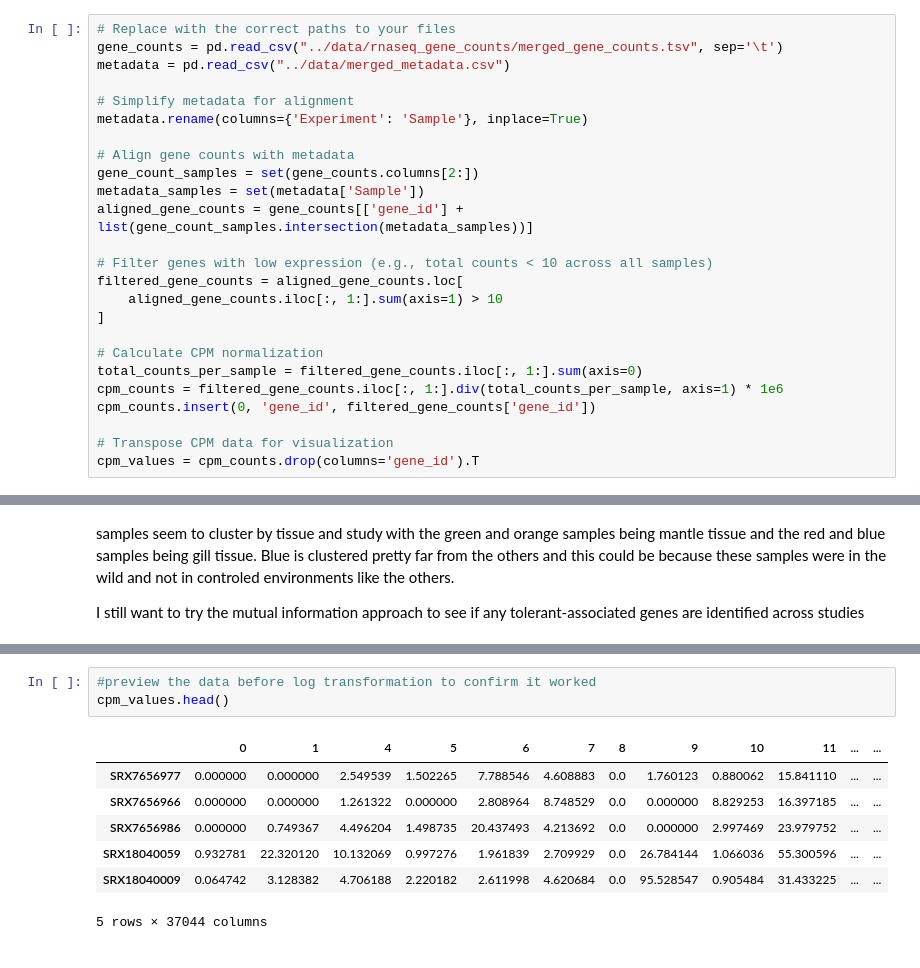
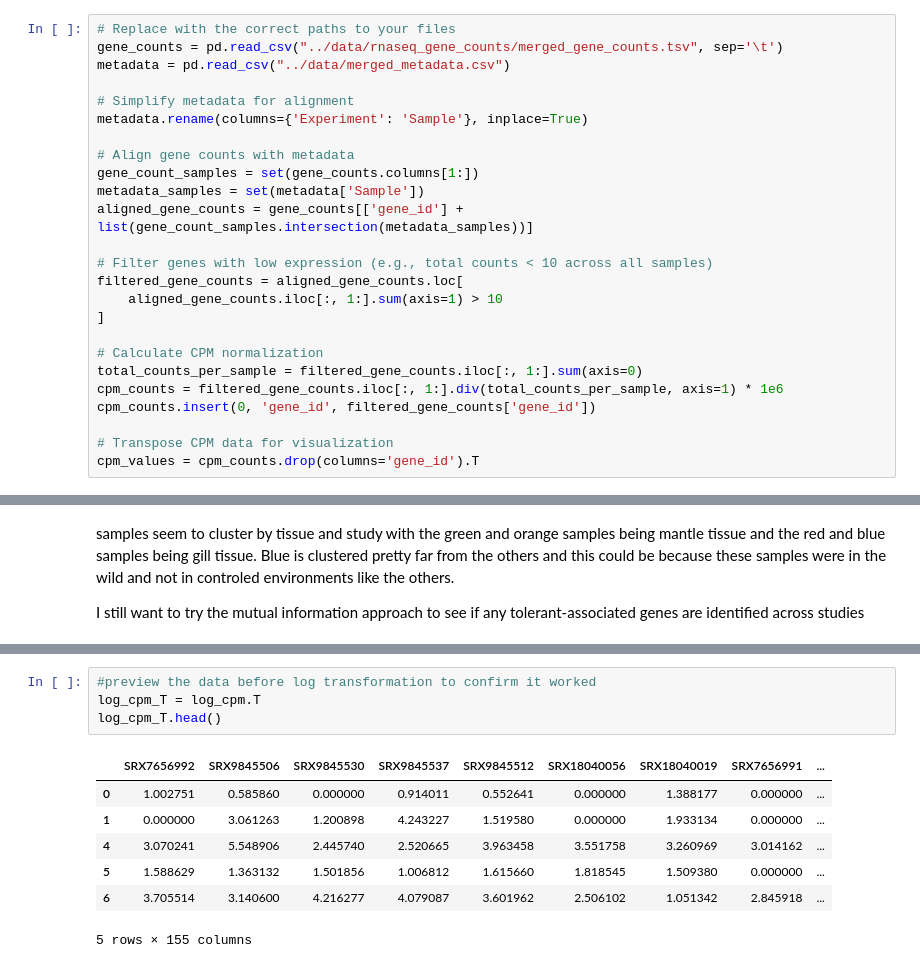
Before and after one commit to Resilience-Biomarkers-for-Aquaculture/Cvirg_Pmarinus_RNAseq, a Jupyter notebook: scripts/2025-01-03_RNAseq_all_AI_diffexp.ipynb, the cells around one changed output, grey strips where cells are left out. Saved outputs shown, nothing was run; the diff lists cells and outputs as text.

```diff
--- a/scripts/2025-01-03_RNAseq_all_AI_diffexp.ipynb
+++ b/scripts/2025-01-03_RNAseq_all_AI_diffexp.ipynb
@@ -132,7 +140,7 @@ metadata = pd.read_csv("../data/merged_metadata.csv")
 metadata.rename(columns={'Experiment': 'Sample'}, inplace=True)
 
 # Align gene counts with metadata
-gene_count_samples = set(gene_counts.columns[2:])
+gene_count_samples = set(gene_counts.columns[1:])
 metadata_samples = set(metadata['Sample'])
 aligned_gene_counts = gene_counts[['gene_id'] + list(gene_count_samples.intersection(metadata_samples))]
 
@@ -336,13 +375,14 @@ log_cpm.head()
 # %%
 #preview the data before log transformation to confirm it worked
-cpm_values.head()
+log_cpm_T = log_cpm.T
+log_cpm_T.head()
 # %% [output]
-|  | 0 | 1 | 4 | 5 | 6 | 7 | 8 | 9 | 10 | 11 | ... | ... |
-| SRX7656977 | 0.000000 | 0.000000 | 2.549539 | 1.502265 | 7.788546 | 4.608883 | 0.0 | 1.760123 | 0.880062 | 15.841110 | ... | ... |
-| SRX7656966 | 0.000000 | 0.000000 | 1.261322 | 0.000000 | 2.808964 | 8.748529 | 0.0 | 0.000000 | 8.829253 | 16.397185 | ... | ... |
-| SRX7656986 | 0.000000 | 0.749367 | 4.496204 | 1.498735 | 20.437493 | 4.213692 | 0.0 | 0.000000 | 2.997469 | 23.979752 | ... | ... |
-| SRX18040059 | 0.932781 | 22.320120 | 10.132069 | 0.997276 | 1.961839 | 2.709929 | 0.0 | 26.784144 | 1.066036 | 55.300596 | ... | ... |
-| SRX18040009 | 0.064742 | 3.128382 | 4.706188 | 2.220182 | 2.611998 | 4.620684 | 0.0 | 95.528547 | 0.905484 | 31.433225 | ... | ... |
+|  | SRX7656992 | SRX9845506 | SRX9845530 | SRX9845537 | SRX9845512 | SRX18040056 | SRX18040019 | SRX7656991 | ... |
+| 0 | 1.002751 | 0.585860 | 0.000000 | 0.914011 | 0.552641 | 0.000000 | 1.388177 | 0.000000 | ... |
+| 1 | 0.000000 | 3.061263 | 1.200898 | 4.243227 | 1.519580 | 0.000000 | 1.933134 | 0.000000 | ... |
+| 4 | 3.070241 | 5.548906 | 2.445740 | 2.520665 | 3.963458 | 3.551758 | 3.260969 | 3.014162 | ... |
+| 5 | 1.588629 | 1.363132 | 1.501856 | 1.006812 | 1.615660 | 1.818545 | 1.509380 | 0.000000 | ... |
+| 6 | 3.705514 | 3.140600 | 4.216277 | 4.079087 | 3.601962 | 2.506102 | 1.051342 | 2.845918 | ... |
-5 rows × 37044 columns
+5 rows × 155 columns
 # %%
 # Calculate variance and prepare for mutual information analysis
```
Also changed, not shown: parts of 20 cells of this notebook, 2 other files.
